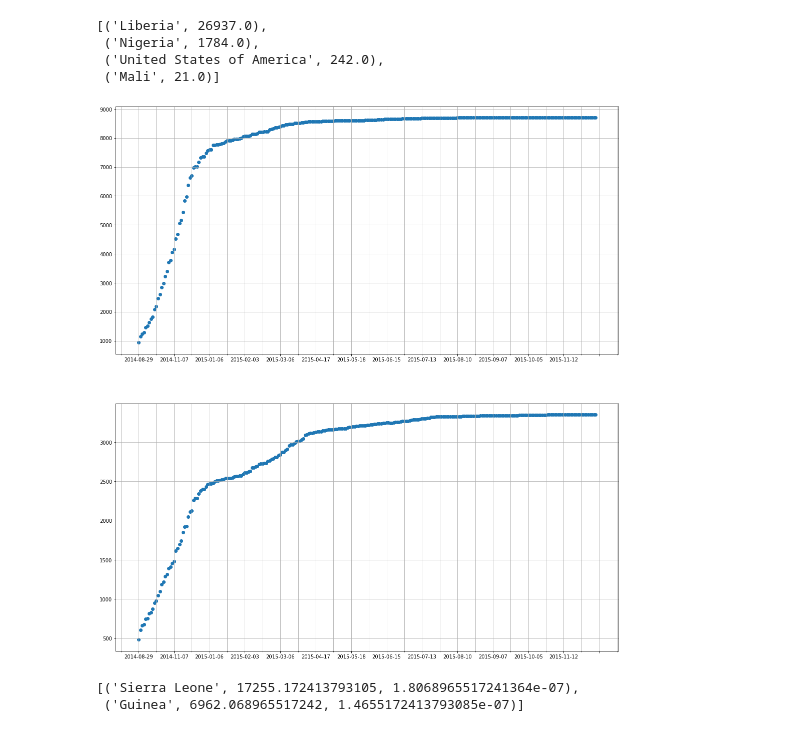
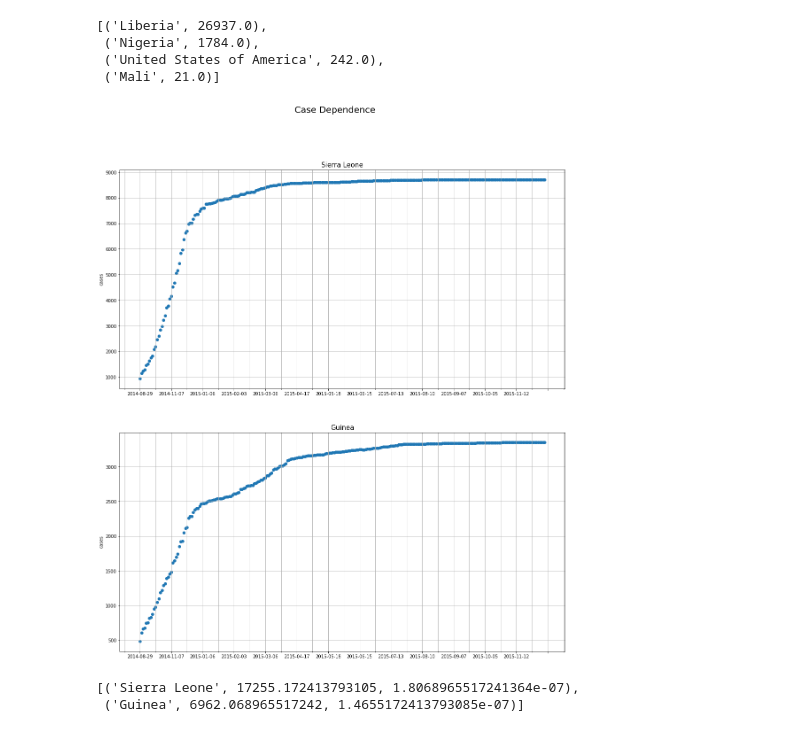
Before and after one commit to kulackov-yaroslaw/1C, a Jupyter notebook: Proj.ipynb, the cells around one changed output. Saved outputs shown, nothing was run; the diff lists cells and outputs as text; code cells hidden in the pictures.

```diff
--- a/Proj.ipynb
+++ b/Proj.ipynb
@@ -80,17 +80,19 @@ additional_countries
  ('Mali', 21.0)]
 # %%
 fig, ax = plt.subplots(2, figsize=(18, 20))
+fig.suptitle("Case Dependence", fontsize=20)
 for idx, country in enumerate(main_countries):
     stat = data[data["Country"] == country[0]][["Date", "No. of confirmed cases"]]
     stat.dropna(inplace=True)
     ax[idx].scatter(stat['Date'], stat["No. of confirmed cases"])
-
+    ax[idx].set_title(country[0], fontsize=15)
     ax[idx].xaxis.set_major_locator(ticker.MultipleLocator(20))
     ax[idx].xaxis.set_minor_locator(ticker.MultipleLocator(10))
+    ax[idx].set(ylabel='cases')
     ax[idx].grid(which='both')
 plt.show()
 # %% [output]
-[figure, old version]
+[figure, new version]
 # %%
 def goal_f(X, a, b):
     res = []
```
Also changed, not shown: parts of 3 cells of this notebook.
